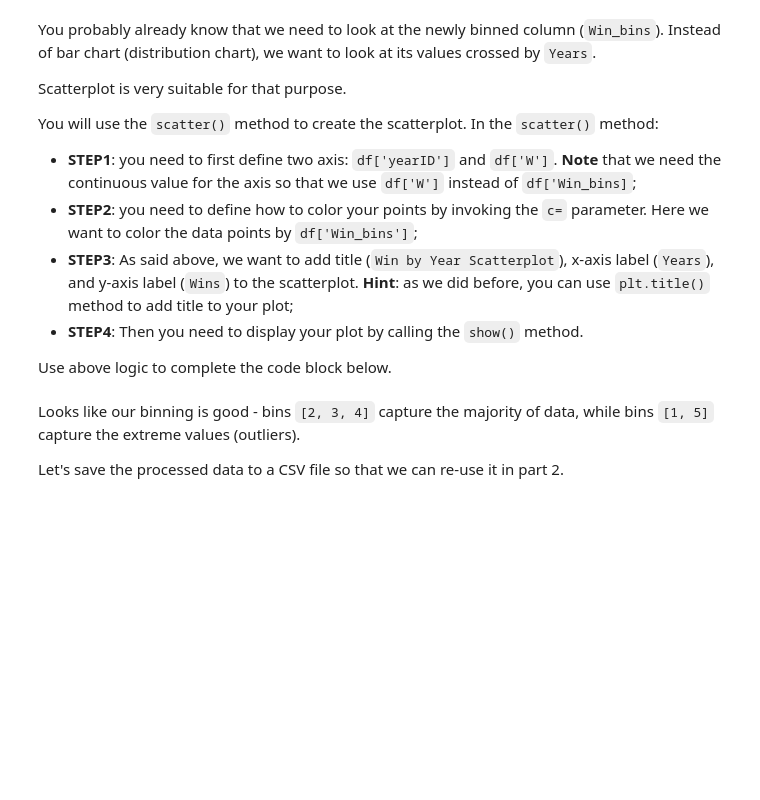
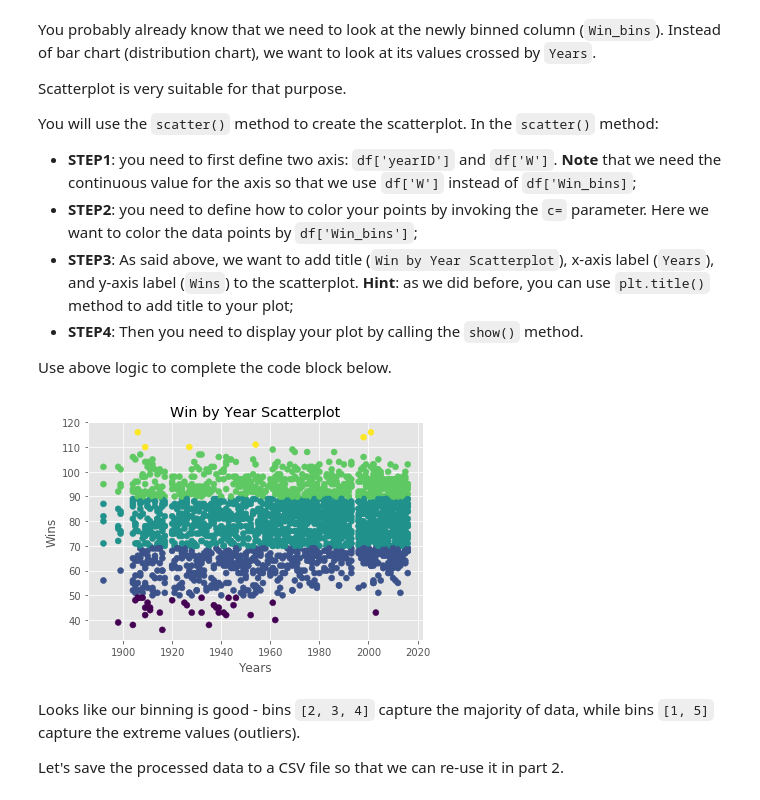
Before and after one commit to BA545-SP2019/ba545-week1-dsacco0317, a Jupyter notebook: Mini_project_1_baseball_analytics_pt1.ipynb, the cells around one changed output. Cells and saved outputs as stored; diff of their text form; code cells hidden in the pictures; blank space fills up the shorter version.

```diff
--- a/Mini_project_1_baseball_analytics_pt1.ipynb
+++ b/Mini_project_1_baseball_analytics_pt1.ipynb
@@ -308,6 +322,6 @@ def assign_win_bins(W):
     if W >= 110:                  # Creating a bin value of 5 for wins amounting greater than 110
         return(5)
 
-df['Win_bins'] = df['W'].apply(assign_win_bins)  # Creating a new column Win_bins in the dataframe
+df_Teams['Win_bins'] = df_Teams['W'].apply(assign_win_bins)  # Creating a new column Win_bins in the dataframe
 
-df.head()
+df_Teams.head()
@@ -326,12 +348,18 @@ Use above logic to complete the code block below.
 # %%
 #Scatter plot for the yearwise wins
 
 #### STEP 1 & 2
-plt.scatter(#####)
+plt.scatter(x=df_Teams['yearID'], y=df_Teams['W'], c=df_Teams['Win_bins'])
 
 #### STEP 3
+plt.title('Win by Year Scatterplot')
+plt.xlabel('Years')
+plt.ylabel('Wins')
 
 #### STEP 4
+plt.show()
+# %% [output]
+[figure, added]
 # %% [markdown]
 Looks like our binning is good - bins `[2, 3, 4]` capture the majority of data, while bins `[1, 5]` capture the extreme values (outliers).
 
```
Also changed, not shown: parts of 4 cells of this notebook, 1 other file.
